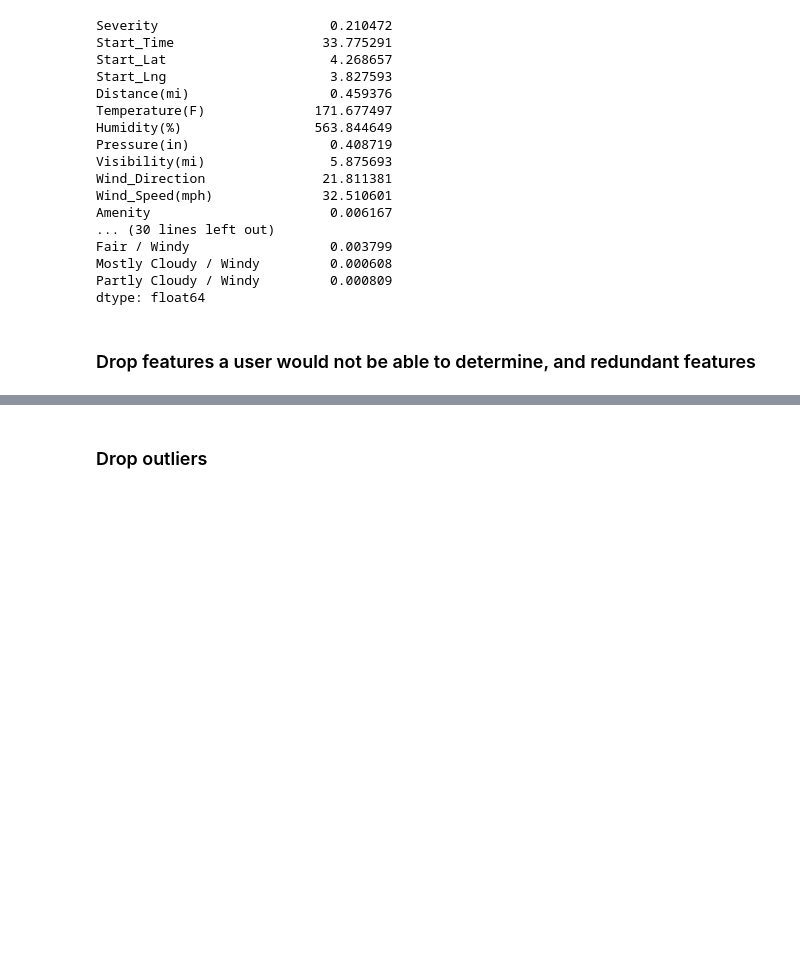
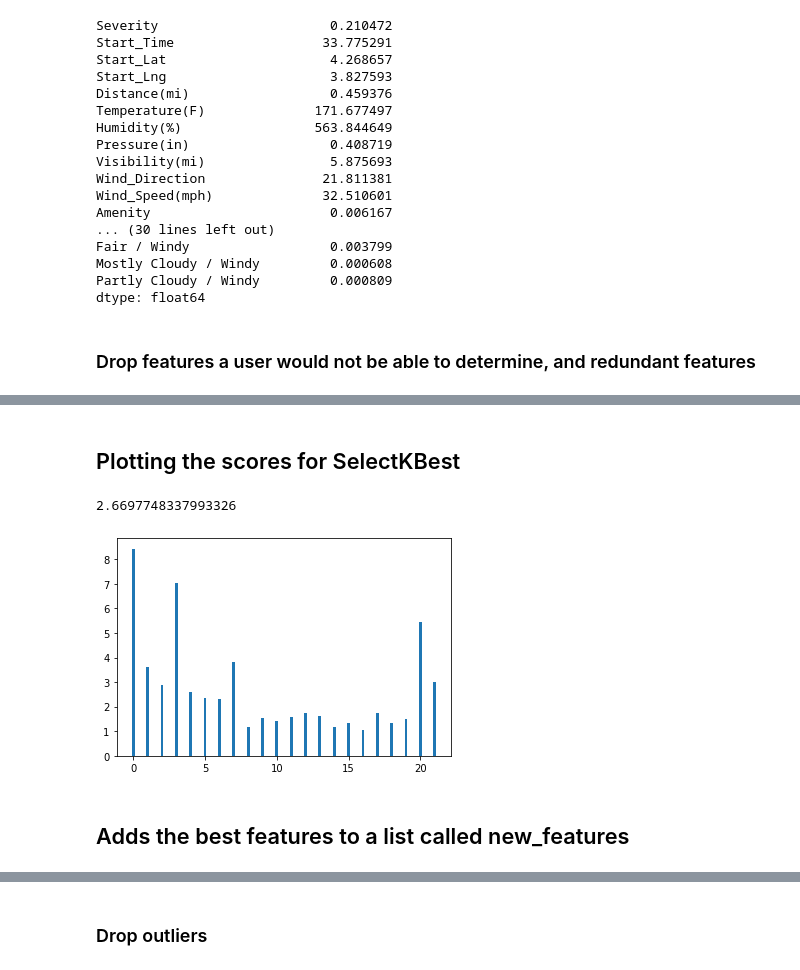
Before and after one commit to skechung/TraffBot, a Jupyter notebook: src/notebooks/data-exploration-and-feature-selection.ipynb, the cells around one changed output, grey strips where cells are left out. Drawn from its saved outputs; the diff is of its cells as text; code cells hidden in the pictures; blank space fills up the shorter version.

```diff
--- a/src/notebooks/data-exploration-and-feature-selection.ipynb
+++ b/src/notebooks/data-exploration-and-feature-selection.ipynb
@@ -329,0 +385,22 @@ df.drop(['End_Time', 'Weather_Timestamp', 'Severity'], axis=1, inplace=True)
+# %%
+X_kbest = df.drop(['duration_in_mins'], axis=1)
+Y_kbest = df['duration_in_mins']
+X_kbest = np.asarray(X_kbest.values)
+Y_kbest = np.asarray(Y_kbest.values)
+test = SelectKBest(score_func=f_classif, k=10) #can change k to choose how many features to be selected
+fit = test.fit(X_kbest, Y_kbest)
+set_printoptions(precision=3)
+features = fit.transform(X_kbest)
+# %% [markdown]
+## Plotting the scores for SelectKBest
+# %%
+import matplotlib.pyplot as plt
+X_indices = np.arange(X_kbest.shape[-1])
+ax = plt.bar(X_indices, fit.scores_, width=.2)
+avg = np.average(fit.scores_)
+print(avg)
+# %% [output]
+2.6697748337993326
+[figure, added]
+# %% [markdown]
+## Adds the best features to a list called new_features
```
Also changed, not shown: parts of 60 cells of this notebook.
